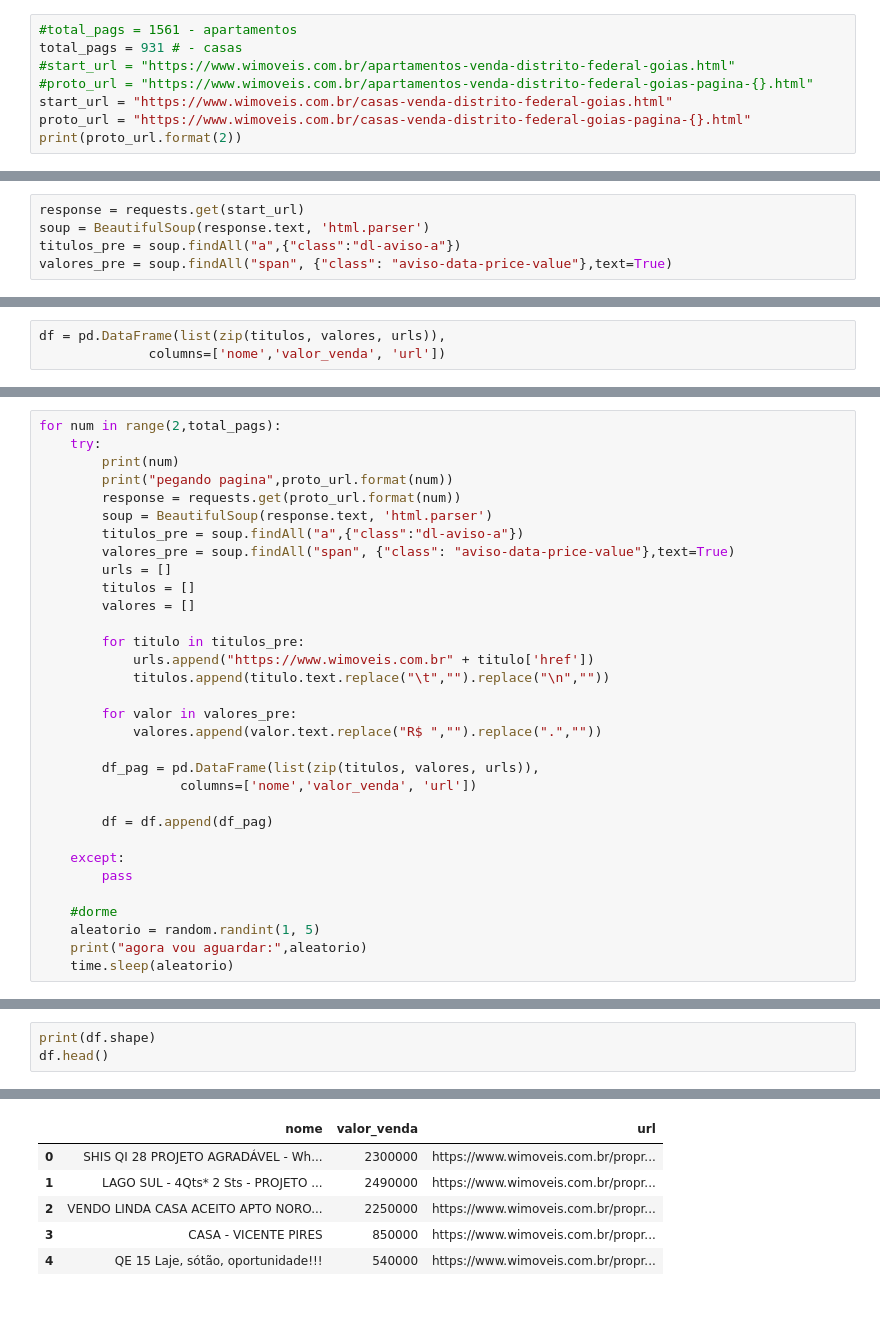
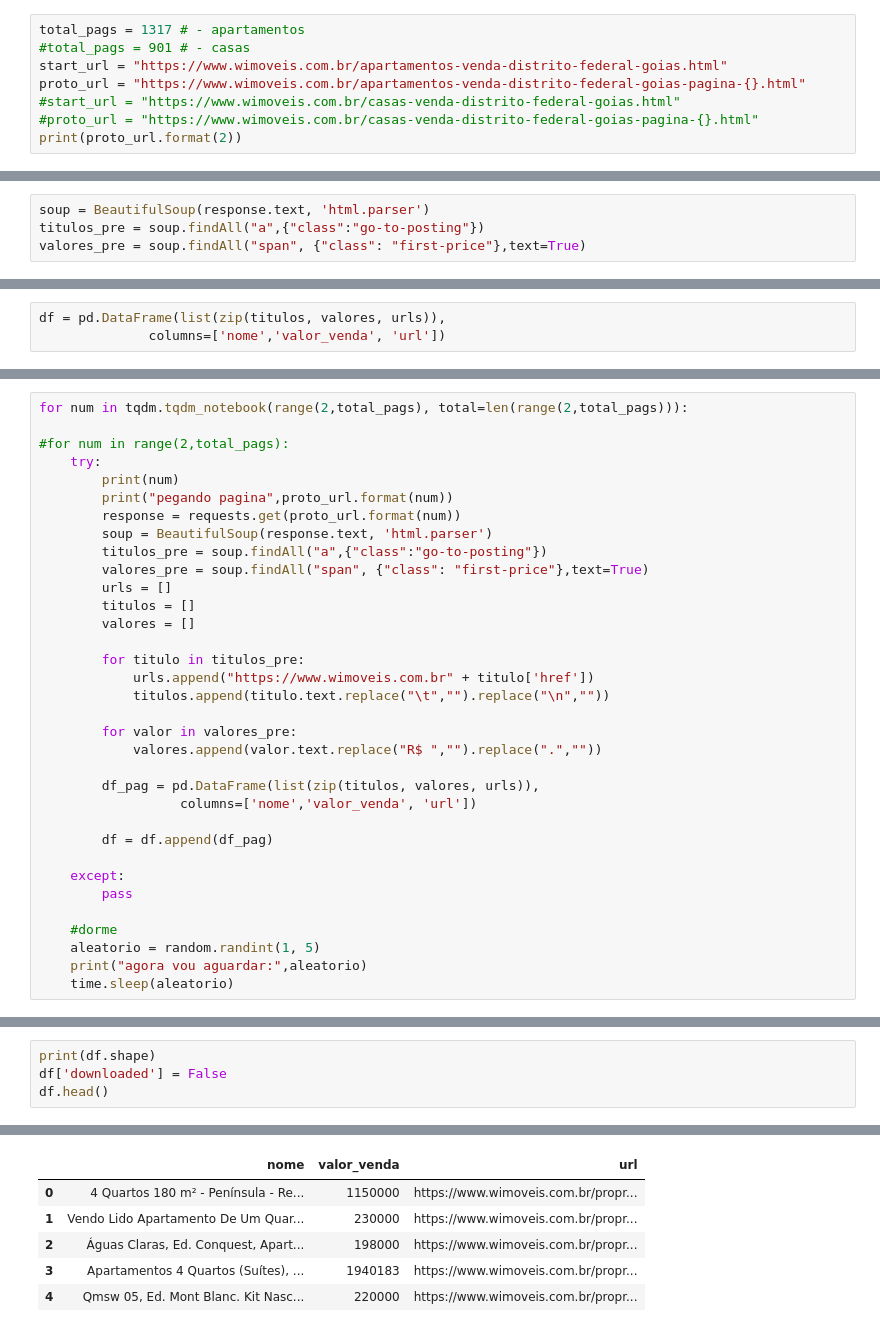
Before and after one commit to chris-redfield/imoveis-df, a Jupyter notebook: wimoveis-scrapper-v0.ipynb, the cells around one changed output, grey strips where cells are left out. Cells and saved outputs as stored; diff of their text form.

```diff
--- a/wimoveis-scrapper-v0.ipynb
+++ b/wimoveis-scrapper-v0.ipynb
@@ -7,9 +8,9 @@ import time
 # %%
-#total_pags = 1561 - apartamentos
-total_pags = 931 # - casas
-#start_url = "https://www.wimoveis.com.br/apartamentos-venda-distrito-federal-goias.html"
-#proto_url = "https://www.wimoveis.com.br/apartamentos-venda-distrito-federal-goias-pagina-{}.html"
-start_url = "https://www.wimoveis.com.br/casas-venda-distrito-federal-goias.html"
-proto_url = "https://www.wimoveis.com.br/casas-venda-distrito-federal-goias-pagina-{}.html"
+total_pags = 1317 # - apartamentos
+#total_pags = 901 # - casas
+start_url = "https://www.wimoveis.com.br/apartamentos-venda-distrito-federal-goias.html"
+proto_url = "https://www.wimoveis.com.br/apartamentos-venda-distrito-federal-goias-pagina-{}.html"
+#start_url = "https://www.wimoveis.com.br/casas-venda-distrito-federal-goias.html"
+#proto_url = "https://www.wimoveis.com.br/casas-venda-distrito-federal-goias-pagina-{}.html"
 print(proto_url.format(2))
 # %% [output]
@@ -17,5 +20,4 @@ https://www.wimoveis.com.br/casas-venda-distrito-federal-goias-pagina-2.html
 # %%
-response = requests.get(start_url)
 soup = BeautifulSoup(response.text, 'html.parser')
-titulos_pre = soup.findAll("a",{"class":"dl-aviso-a"})
-valores_pre = soup.findAll("span", {"class": "aviso-data-price-value"},text=True)
+titulos_pre = soup.findAll("a",{"class":"go-to-posting"})
+valores_pre = soup.findAll("span", {"class": "first-price"},text=True)
@@ -53,12 +58,14 @@ df.head()
 # %%
-for num in range(2,total_pags):
+for num in tqdm.tqdm_notebook(range(2,total_pags), total=len(range(2,total_pags))):
+
+#for num in range(2,total_pags):
     try:
         print(num)
         print("pegando pagina",proto_url.format(num))
         response = requests.get(proto_url.format(num))
         soup = BeautifulSoup(response.text, 'html.parser')
-        titulos_pre = soup.findAll("a",{"class":"dl-aviso-a"})
-        valores_pre = soup.findAll("span", {"class": "aviso-data-price-value"},text=True)
+        titulos_pre = soup.findAll("a",{"class":"go-to-posting"})
+        valores_pre = soup.findAll("span", {"class": "first-price"},text=True)
         urls = []
         titulos = []
         valores = []
@@ -103,4 +111,5 @@ agora vou aguardar: 2
 # %%
 print(df.shape)
+df['downloaded'] = False
 df.head()
 # %% [output]
@@ -108,7 +117,7 @@ df.head()
 |  | nome | valor_venda | url |
-| 0 | SHIS QI 28 PROJETO AGRADÁVEL - Wh... | 2300000 | https://www.wimoveis.com.br/propr... |
-| 1 | LAGO SUL - 4Qts* 2 Sts - PROJETO ... | 2490000 | https://www.wimoveis.com.br/propr... |
-| 2 | VENDO LINDA CASA ACEITO APTO NORO... | 2250000 | https://www.wimoveis.com.br/propr... |
-| 3 | CASA - VICENTE PIRES | 850000 | https://www.wimoveis.com.br/propr... |
-| 4 | QE 15 Laje, sótão, oportunidade!!! | 540000 | https://www.wimoveis.com.br/propr... |
+| 0 | 4 Quartos 180 m² - Península - Re... | 1150000 | https://www.wimoveis.com.br/propr... |
+| 1 | Vendo Lido Apartamento De Um Quar... | 230000 | https://www.wimoveis.com.br/propr... |
+| 2 | Águas Claras, Ed. Conquest, Apart... | 198000 | https://www.wimoveis.com.br/propr... |
+| 3 | Apartamentos 4 Quartos (Suítes), ... | 1940183 | https://www.wimoveis.com.br/propr... |
+| 4 | Qmsw 05, Ed. Mont Blanc. Kit Nasc... | 220000 | https://www.wimoveis.com.br/propr... |
 # %%
```
Also changed, not shown: parts of 8 cells of this notebook, 6 other files.
